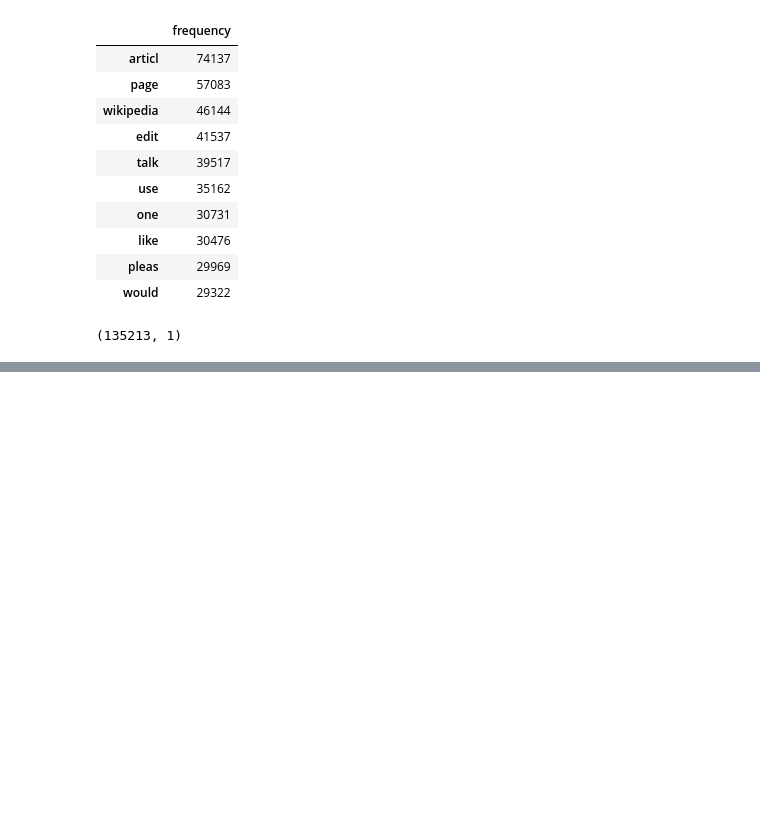
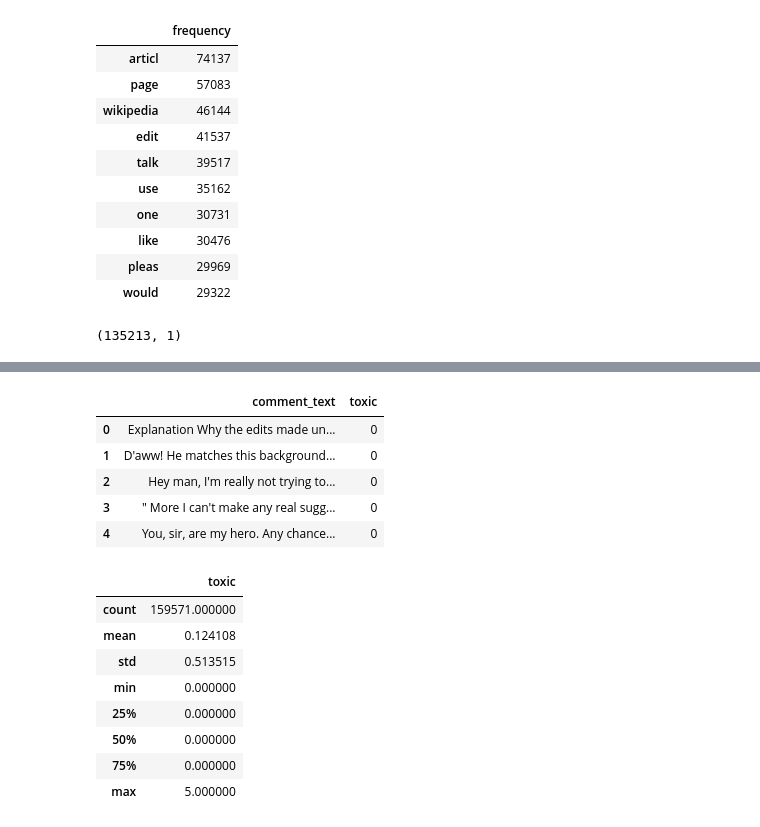
Before and after one commit to Supermjork/Keep-Talking, a Jupyter notebook: notebook/blabber.ipynb, the cells around one changed output, grey strips where cells are left out. Saved outputs shown, nothing was run; the diff lists cells and outputs as text; code cells hidden in the pictures; blank space fills up the shorter version.

```diff
--- a/notebook/blabber.ipynb
+++ b/notebook/blabber.ipynb
@@ -315,0 +330,23 @@ display(bow_df.head(10), bow_df.shape)
+# %%
+# Dropping collapsed columns
+collapsed_cols = ['severe_toxic', 'obscene', 'threat', 'insult', 'identity_hate']
+
+txt_blab.drop(columns = collapsed_cols, inplace = True)
+
+display(txt_blab.head(), txt_blab.describe())
+# %% [output]
+|  | comment_text | toxic |
+| 0 | Explanation Why the edits made un... | 0 |
+| 1 | D'aww! He matches this background... | 0 |
+| 2 | Hey man, I'm really not trying to... | 0 |
+| 3 | " More I can't make any real sugg... | 0 |
+| 4 | You, sir, are my hero. Any chance... | 0 |
+|  | toxic |
+| count | 159571.000000 |
+| mean | 0.124108 |
+| std | 0.513515 |
+| min | 0.000000 |
+| 25% | 0.000000 |
+| 50% | 0.000000 |
+| 75% | 0.000000 |
+| max | 5.000000 |
```
Also changed, not shown: parts of 12 cells of this notebook, 1 other file.
